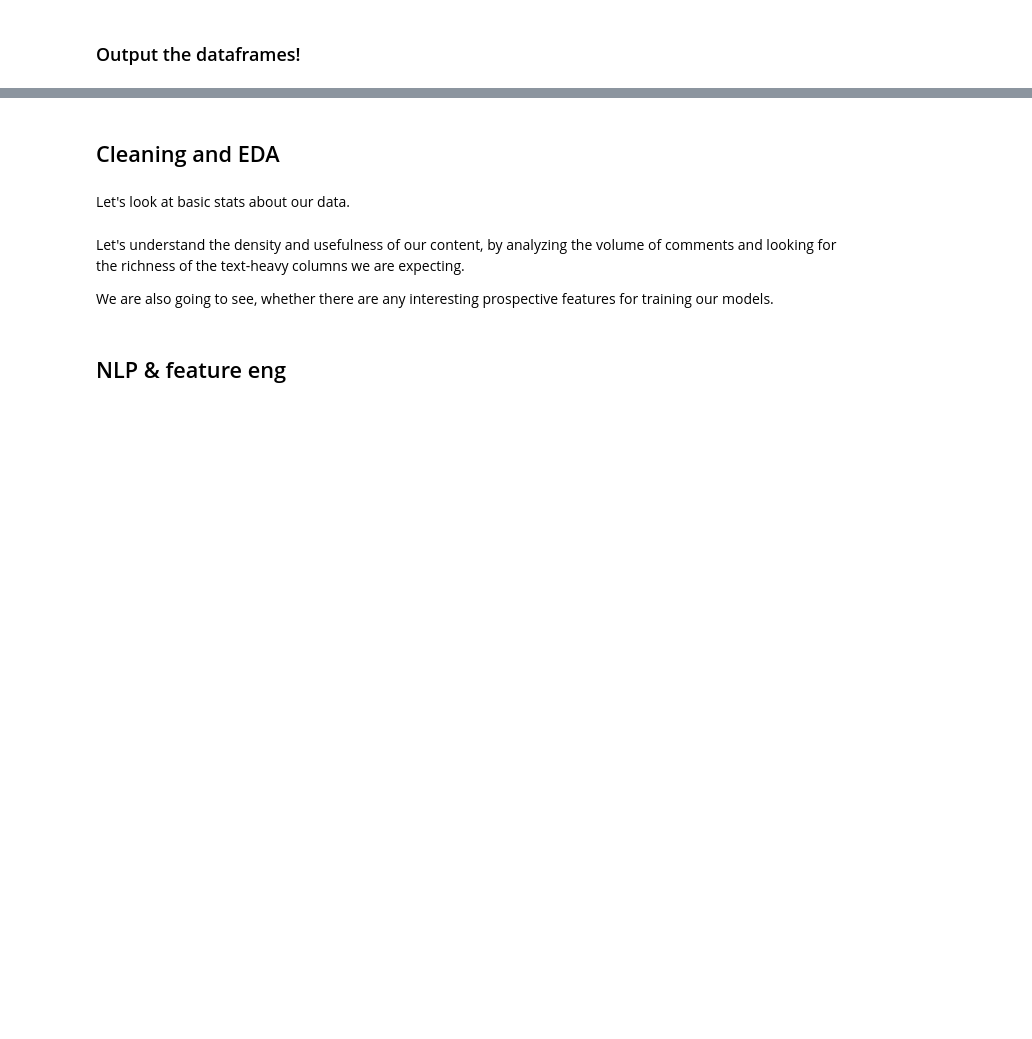
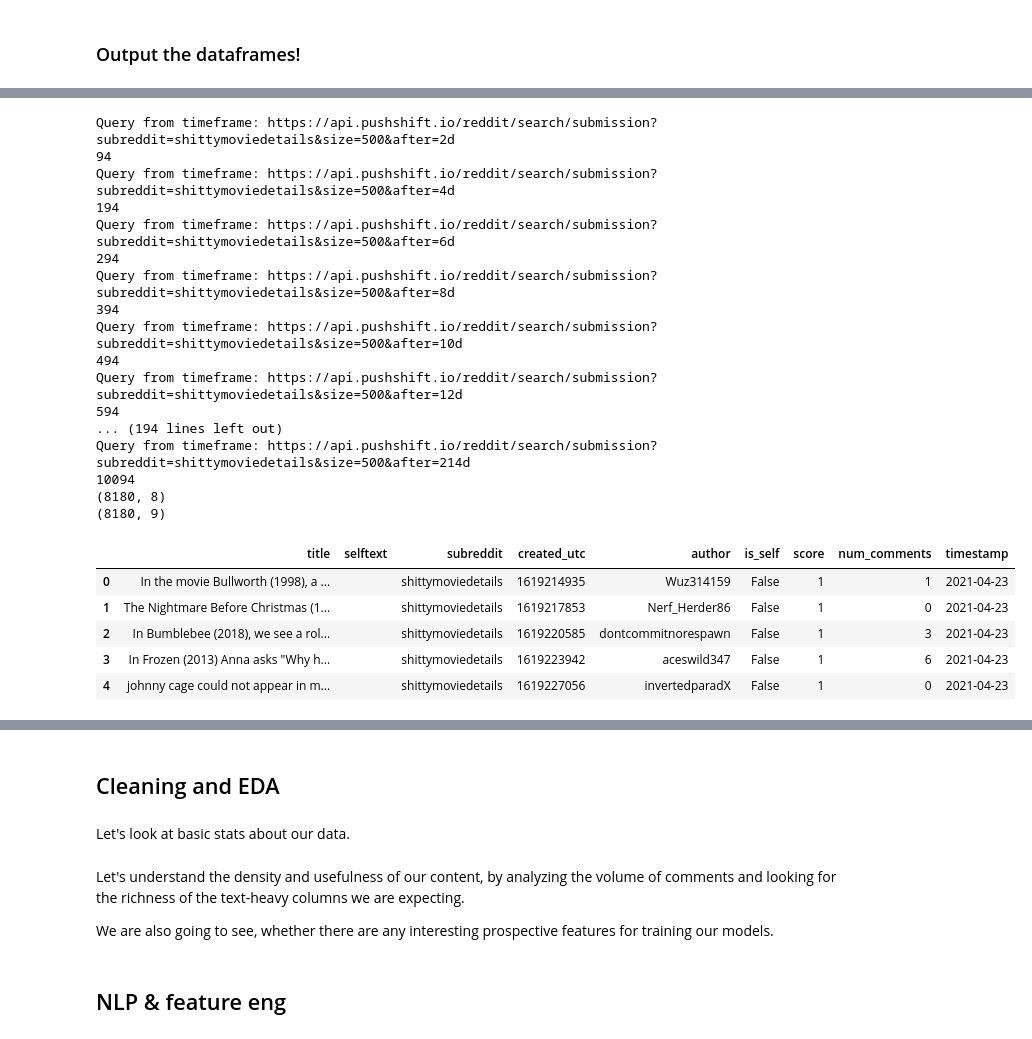
Before and after one commit to cotica/reddit_classifier, a Jupyter notebook: code/Project-3-Scraping-Subreddits-orig.ipynb, the cells around one changed output, grey strips where cells are left out. Cells and saved outputs as stored; diff of their text form; code cells hidden in the pictures; blank space fills up the shorter version.

```diff
--- a/code/Project-3-Scraping-Subreddits-orig.ipynb
+++ b/code/Project-3-Scraping-Subreddits-orig.ipynb
@@ -451,0 +546,28 @@ bad_deets.to_csv('../data_outputs/bad_movie_deets.csv', index=False)
+# %%
+bad_deets2 = fetch_posts('shittymoviedetails')
+print(bad_deets2.shape)
+bad_deets2.head()
+# %% [output]
+Query from timeframe: https://api.pushshift.io/reddit/search/submission?subreddit=shittymoviedetails&size=500&after=2d
+94
+Query from timeframe: https://api.pushshift.io/reddit/search/submission?subreddit=shittymoviedetails&size=500&after=4d
+194
+Query from timeframe: https://api.pushshift.io/reddit/search/submission?subreddit=shittymoviedetails&size=500&after=6d
+294
+Query from timeframe: https://api.pushshift.io/reddit/search/submission?subreddit=shittymoviedetails&size=500&after=8d
+394
+Query from timeframe: https://api.pushshift.io/reddit/search/submission?subreddit=shittymoviedetails&size=500&after=10d
+494
+Query from timeframe: https://api.pushshift.io/reddit/search/submission?subreddit=shittymoviedetails&size=500&after=12d
+594
+... (194 lines left out)
+Query from timeframe: https://api.pushshift.io/reddit/search/submission?subreddit=shittymoviedetails&size=500&after=214d
+10094
+(8180, 8)
+(8180, 9)
+|  | title | selftext | subreddit | created_utc | author | is_self | score | num_comments | timestamp |
+| 0 | In the movie Bullworth (1998), a ... |  | shittymoviedetails | 1619214935 | Wuz314159 | False | 1 | 1 | 2021-04-23 |
+| 1 | The Nightmare Before Christmas (1... |  | shittymoviedetails | 1619217853 | Nerf_Herder86 | False | 1 | 0 | 2021-04-23 |
+| 2 | In Bumblebee (2018), we see a rol... |  | shittymoviedetails | 1619220585 | dontcommitnorespawn | False | 1 | 3 | 2021-04-23 |
+| 3 | In Frozen (2013) Anna asks "Why h... |  | shittymoviedetails | 1619223942 | aceswild347 | False | 1 | 6 | 2021-04-23 |
+| 4 | johnny cage could not appear in m... |  | shittymoviedetails | 1619227056 | invertedparadX | False | 1 | 0 | 2021-04-23 |
```
Also changed, not shown: parts of 7 cells of this notebook, 3 other files.
